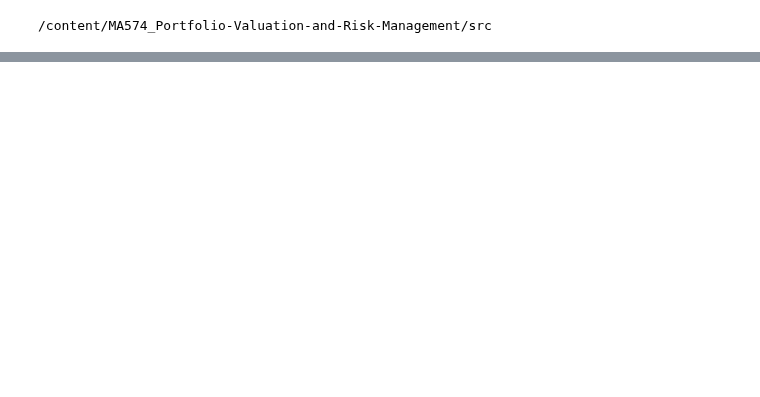
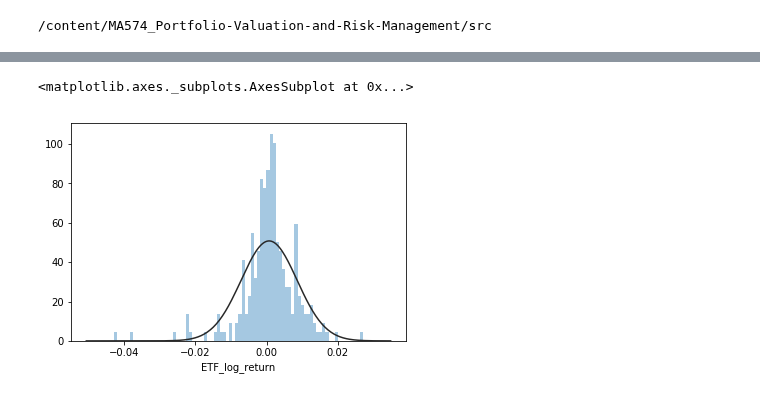
Before and after one commit to wuchenyu38/MA574_Portfolio-Valuation-and-Risk-Management, a Jupyter notebook: src/project1.ipynb, the cells around one changed output, grey strips where cells are left out. Saved outputs shown, nothing was run; the diff lists cells and outputs as text; code cells hidden in the pictures; blank space fills up the shorter version.

```diff
--- a/src/project1.ipynb
+++ b/src/project1.ipynb
@@ -50,0 +66,5 @@ plt.figure()
+# %%
+sns.distplot(Log_return['ETF_log_return'],bins = 80,hist = True,kde = False, fit = stats.norm)
+# %% [output]
+<matplotlib.axes._subplots.AxesSubplot at 0x...>
+[figure, added]
```
Also changed, not shown: parts of 28 cells of this notebook.
